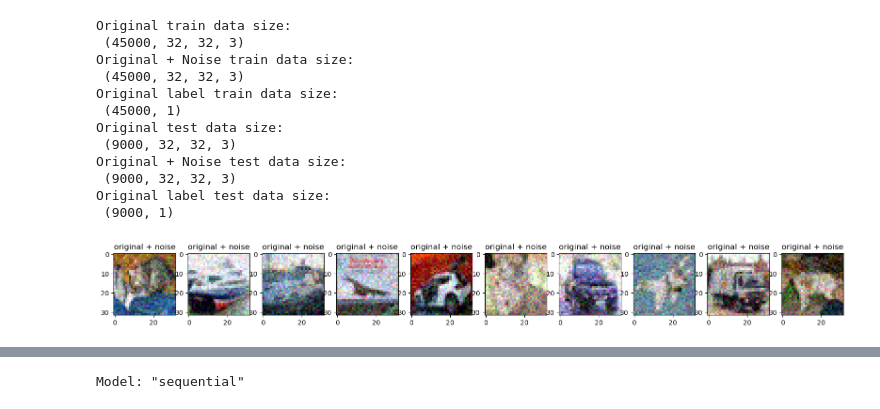
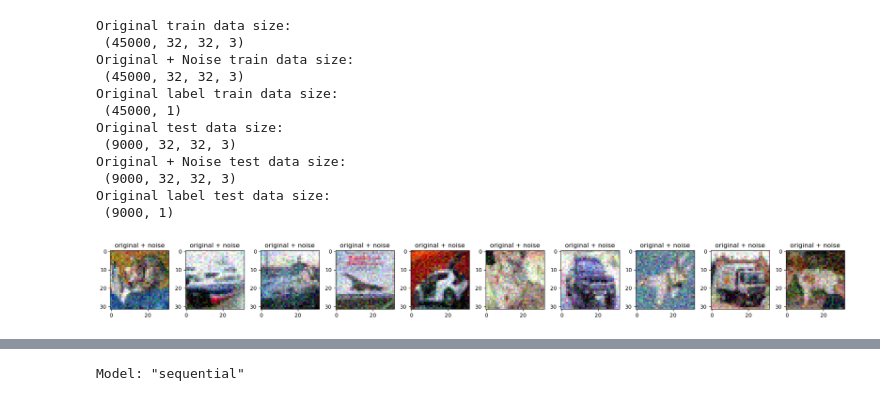
Before and after one commit to Kenric18/AutoEncoder, a Jupyter notebook: AutoEncoder.ipynb, the cells around one changed output, grey strips where cells are left out. Drawn from its saved outputs; the diff is of its cells as text; code cells hidden in the pictures.

```diff
--- a/AutoEncoder.ipynb
+++ b/AutoEncoder.ipynb
@@ -109,14 +92,14 @@ def display_images(original, noisy, num_images=10):
 # %%
 n = 10
-plt.figure(figsize=(20, 2))
+plt.figure(figsize=(25, 2))
 for i in range(n):
     ax = plt.subplot(1, n, i + 1)
     plt.title("original + noise")
     plt.imshow(tf.squeeze(x_test_noisy[i]))
     plt.gray()
 plt.show()
 # %% [output]
-[figure, old version]
+[figure, new version]
 # %%
 class Denoise(Model):
   def __init__(self, **kwargs):
```
Also changed, not shown: parts of 25 cells of this notebook.
